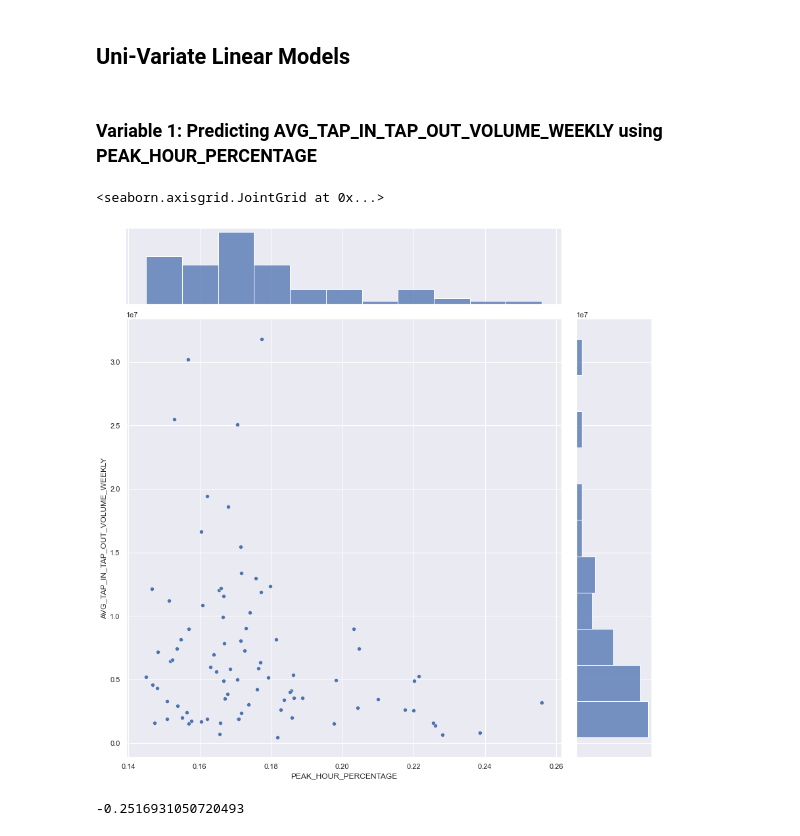
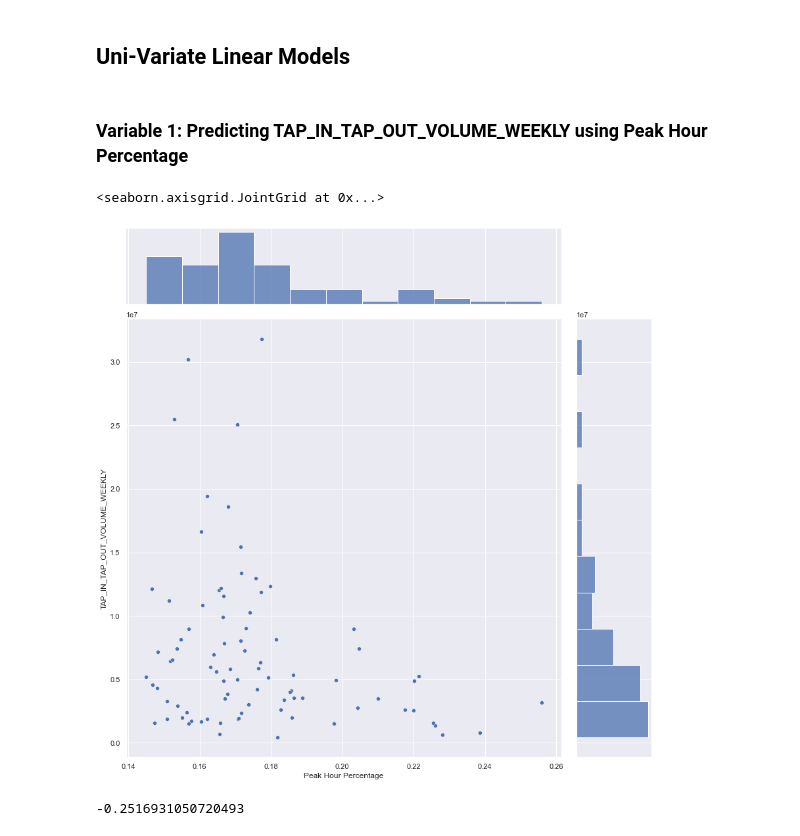
Before and after one commit to bleow/CZ1115PROJ-DataScience_Python, a Jupyter notebook: Jupyter notebook/Actual Machine Learning.ipynb, the cells around one changed output. Cells and saved outputs as stored; diff of their text form; code cells hidden in the pictures.

```diff
--- a/Jupyter notebook/Actual Machine Learning.ipynb
+++ b/Jupyter notebook/Actual Machine Learning.ipynb
@@ -16,6 +16,6 @@ sb.set() # set the default Seaborn style for graphics
 # Regression for Dataset 2
 ###  –––––––––––––––––––––––––––––––––––––––––––––––––––––––––––––––––––––––––––
 # %%
-BusMRTGeoData = pd.read_csv('BusMRTGeoData.csv')
+BusMRTGeoData = pd.read_csv('BusMRTGeoDataSubzone.csv')
 BusMRTGeoData
 # %% [output]
@@ -35,5 +35,9 @@ BusMRTGeoData
 # %%
-BusMRTGeoData_reg = BusMRTGeoData.filter(['SUBZONE_N', 'AVG_TAP_IN_TAP_OUT_VOLUME_WEEKLY', 'PEAK_HOUR_PERCENTAGE', 'WEEKDAY_PERCENTAGE', "('2020', 'Male Percentage')", "('2020', '00 - 19')", "('2020', '20 - 39')", "('2020', '40 - 59')", "('2020', '60 & Over')", "('2020', 'Average Income')"], axis = 1)
+BusMRTGeoData_reg = BusMRTGeoData.filter(['SUBZONE_N', 'TAP_IN_TAP_OUT_VOLUME_WEEKLY', 'PEAK_HOUR_PERCENTAGE (%)', 'WEEKDAY_PERCENTAGE (%)', "('2020', 'Male Percentage')", "('2020', '00 - 19')", "('2020', '20 - 39')", "('2020', '40 - 59')", "('2020', '60 & Over')", "('2020', 'Average Income')"], axis = 1)
+BusMRTGeoData_reg['PEAK_HOUR_PERCENTAGE (%)'] = BusMRTGeoData_reg['PEAK_HOUR_PERCENTAGE (%)']/100
+BusMRTGeoData_reg['WEEKDAY_PERCENTAGE (%)'] = BusMRTGeoData_reg['WEEKDAY_PERCENTAGE (%)']/100
+BusMRTGeoData_reg = BusMRTGeoData_reg.rename(columns={'PEAK_HOUR_PERCENTAGE (%)': 'Peak Hour Percentage'})
+BusMRTGeoData_reg = BusMRTGeoData_reg.rename(columns={"WEEKDAY_PERCENTAGE (%)": 'Weekday Percentage'})
 BusMRTGeoData_reg = BusMRTGeoData_reg.rename(columns={"('2020', 'Male Percentage')": 'Male Percentage'})
 BusMRTGeoData_reg = BusMRTGeoData_reg.rename(columns={"('2020', '00 - 19')": '00 - 19'})
 BusMRTGeoData_reg = BusMRTGeoData_reg.rename(columns={"('2020', '20 - 39')": '20 - 39'})
@@ -60,10 +64,10 @@ BusMRTGeoData_reg
 # %% [markdown]
 ## Uni-Variate Linear Models
 # %% [markdown]
-### Variable 1: Predicting AVG_TAP_IN_TAP_OUT_VOLUME_WEEKLY using PEAK_HOUR_PERCENTAGE
+### Variable 1: Predicting TAP_IN_TAP_OUT_VOLUME_WEEKLY using Peak Hour Percentage
 # %%
-sb.jointplot(data = BusMRTGeoData_reg, x = 'PEAK_HOUR_PERCENTAGE', y = 'AVG_TAP_IN_TAP_OUT_VOLUME_WEEKLY', height = 12)
+sb.jointplot(data = BusMRTGeoData_reg, x = 'Peak Hour Percentage', y = 'TAP_IN_TAP_OUT_VOLUME_WEEKLY', height = 12)
 # %% [output]
 <seaborn.axisgrid.JointGrid at 0x...>
-[figure, old version]
+[figure, new version]
 # %%
```
Also changed, not shown: parts of 92 cells of this notebook, 4 other files.
